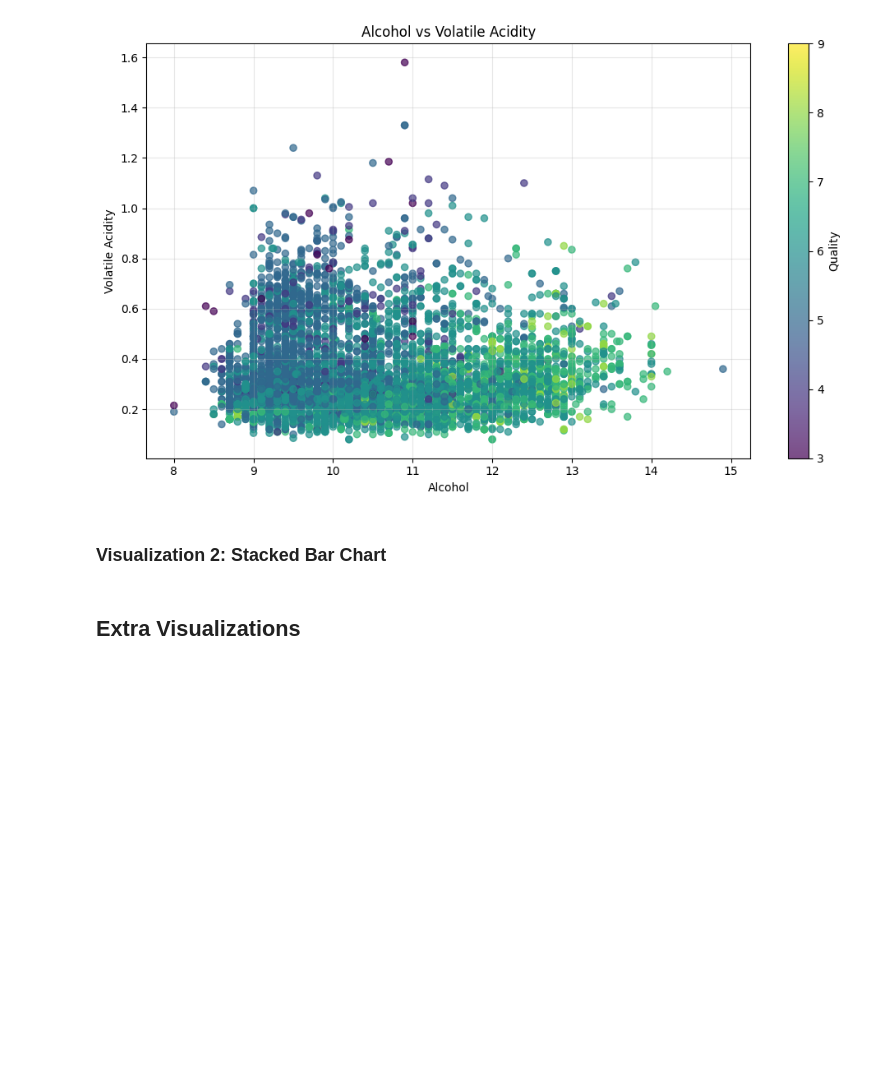
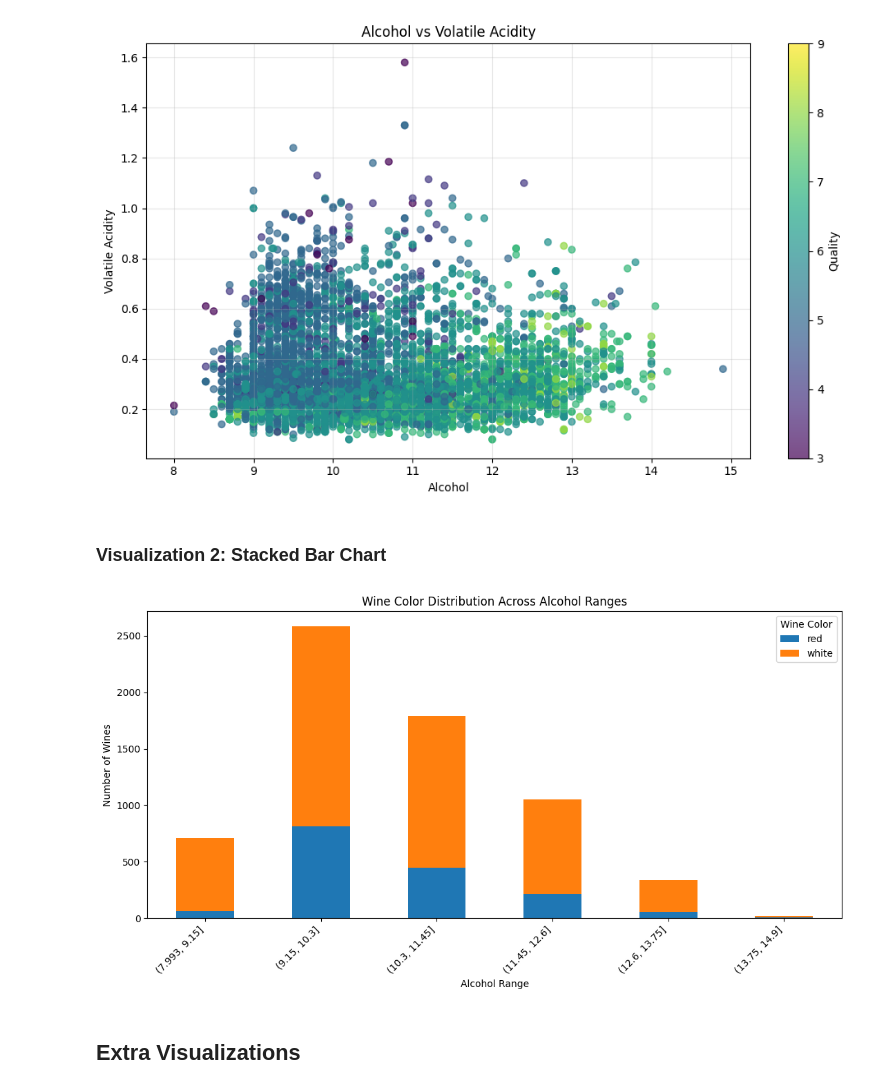
Before and after one commit to devingineer/CS4990-Projects, a Jupyter notebook: Project3/Project3.ipynb, the cells around one changed output. Drawn from its saved outputs; the diff is of its cells as text; code cells hidden in the pictures; blank space fills up the shorter version.

Commit message:
Project 3 Visualizations

```diff
--- a/Project3/Project3.ipynb
+++ b/Project3/Project3.ipynb
@@ -81,6 +81,29 @@ plt.show()
 [figure]
 # %% [markdown]
 ### Visualization 2: Stacked Bar Chart
+# %%
+# Create alcohol bins
+df["alcohol_bin"] = pd.cut(df["alcohol"], bins=6)
+
+# Count wines by alcohol bin and color
+stacked_alcohol = df.groupby(["alcohol_bin", "color"]).size().unstack(fill_value=0)
+
+# Create stacked bar chart
+ax = stacked_alcohol.plot(
+    kind="bar",
+    stacked=True,
+    figsize=(11, 6)
+)
+
+plt.title("Wine Color Distribution Across Alcohol Ranges")
+plt.xlabel("Alcohol Range")
+plt.ylabel("Number of Wines")
+plt.xticks(rotation=45, ha="right")
+plt.legend(title="Wine Color")
+plt.tight_layout()
+plt.show()
+# %% [output]
+[figure, added]
 # %% [markdown]
 ## Extra Visualizations
 # %%
```
